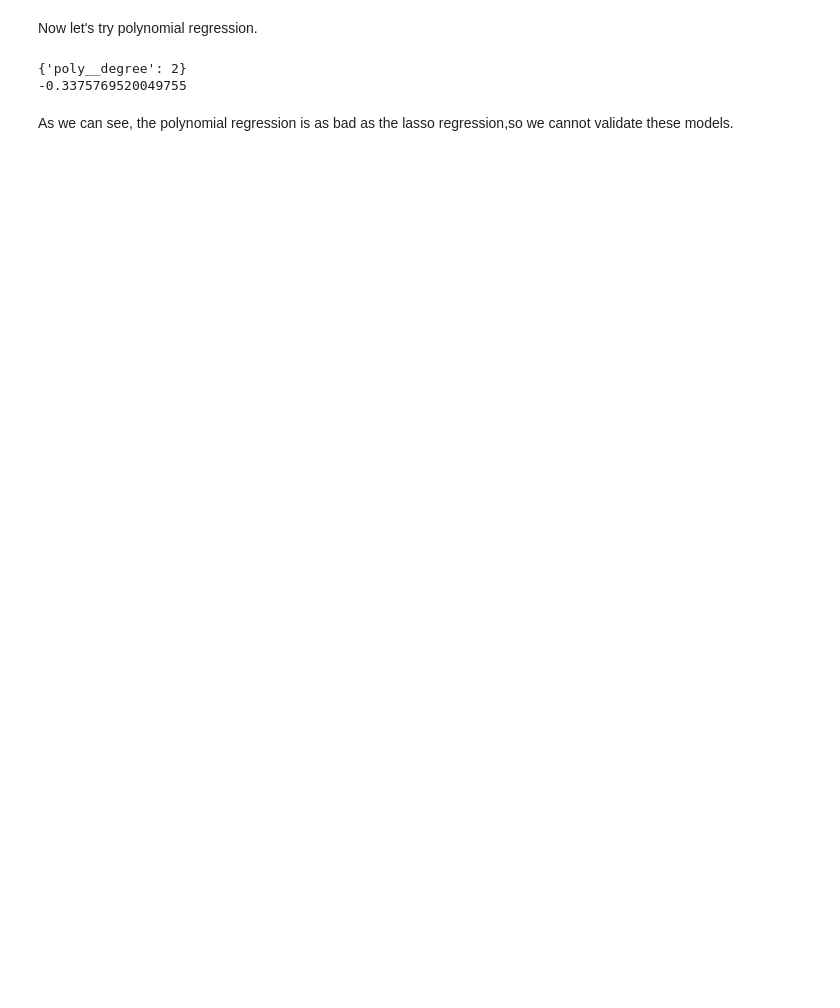
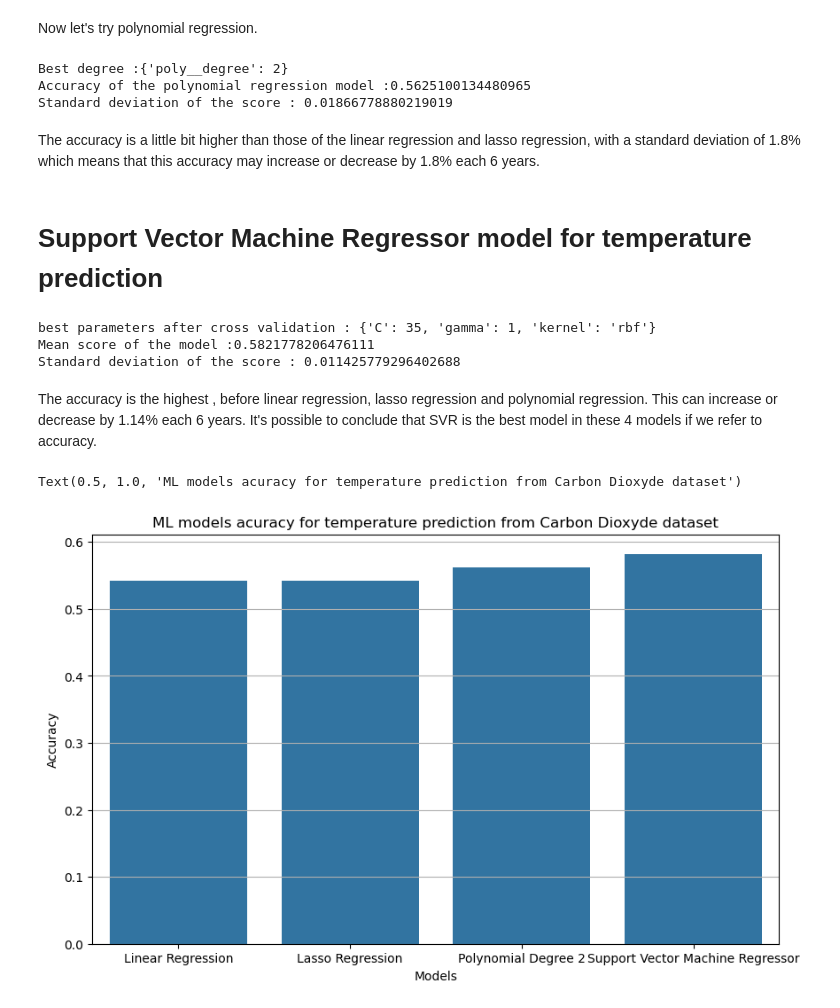
Before and after one commit to dinasdata/Carbon_emission-meteo, a Jupyter notebook: model_creation.ipynb, the cells around one changed output. Saved outputs shown, nothing was run; the diff lists cells and outputs as text; code cells hidden in the pictures; blank space fills up the shorter version.

Commit message:
adding svr model training

```diff
--- a/model_creation.ipynb
+++ b/model_creation.ipynb
@@ -85,6 +76,7 @@ for i,(train,test) in enumerate(cv.split(temperature)):
 # Building linear regression model
 Now we are building a linear regression model to predict temperature thourgh co2 emission data
 # %%
+total_score = []
 cv = KFold(n_splits=5)
 score = []
 rmse = []
@@ -110,6 +102,7 @@ print(f"Mean r² of the model :{np.mean(score)}")
 print(f"Mean RMSE of the model : {np.mean(rmse)}°C")
 print(f"Std of the score : {np.std(score)}")
 print(f"std of the error : {np.std(rmse)}°C")
+total_score.append(np.mean(score))
 # %% [output]
 Mean r² of the model :0.541977117751321
 Mean RMSE of the model : 0.5472653251184261°C
@@ -198,12 +160,55 @@ scores = []
 for i,(train,test) in enumerate(outer_cv.split(emissions.reshape((30,1)))):
     x = scale(np.array(train).reshape((24,1)),np.array(test).reshape((6,1)))["train_scaled"]
     x_test = scale(np.array(train).reshape((24,1)),np.array(test).reshape((6,1)))["test_scaled"]
-    score = cross_val_score(estimator = inner_cv,X = x,y = temperature[:24],cv = 5,scoring = "r2")
-    scores.append(np.mean(score))
-print(inner_cv.best_params_)
-print(np.mean(scores))
+    pipe = PolynomialFeatures(degree = inner_cv.best_params_["poly__degree"],include_bias = False)
+    x_train_poly = pipe.fit_transform(np.array(x).reshape((24,1)))
+    model = LinearRegression()
+    model.fit(x_train_poly,temperature[:24])
+    scores.append(model.score(x_train_poly,temperature[:24]))
+
+
+
+print(f"Best degree :{inner_cv.best_params_}")
+print(f"Accuracy of the polynomial regression model :{np.mean(scores)}")
+print(f"Standard deviation of the score : {np.std(scores)}")
+total_score.append(np.mean(scores))
 # %% [output]
-{'poly__degree': 2}
--0.3375769520049755
+Best degree :{'poly__degree': 2}
+Accuracy of the polynomial regression model :0.5625100134480965
+Standard deviation of the score : 0.01866778880219019
-# %% [markdown]
-As we can see, the polynomial regression is as bad as the lasso regression,so we cannot validate these models.
+# %% [markdown]
+The accuracy is a little bit higher than those of the linear regression and lasso regression, with a standard deviation of 1.8% which means that this accuracy may increase or decrease by 1.8% each 6 years.
+# %% [markdown]
+# Support Vector Machine Regressor model for temperature prediction
+# %%
+params =   {"gamma":[0.01,0.1,1],"kernel":["rbf","linear"],"C":[20,30,35]}
+inner_cv = GridSearchCV(estimator = svm.SVR(),param_grid = params,cv = 5)
+inner_cv.fit(emissions.reshape((30,1)),temperature)
+print(f"best parameters after cross validation : {inner_cv.best_params_}")
+scores = []
+cross_val = KFold(n_splits = 5)
+for i,(train,test) in enumerate(cross_val.split(emissions.reshape((30,1)))):
+    model = svm.SVR(C = inner_cv.best_params_["C"], gamma = inner_cv.best_params_["gamma"], kernel = inner_cv.best_params_["kernel"])
+    x = scale(np.array(train).reshape((24,1)),np.array(test).reshape((6,1)))["train_scaled"]
+    model.fit(x,temperature[:24])
+    scores.append(model.score(x,temperature[:24]))
+
+print(f"Mean score of the model :{np.mean(scores)}")
+print(f"Standard deviation of the score : {np.std(scores)}")
+total_score.append(np.mean(scores))
+# %% [output]
+best parameters after cross validation : {'C': 35, 'gamma': 1, 'kernel': 'rbf'}
+Mean score of the model :0.5821778206476111
+Standard deviation of the score : 0.011425779296402688
+# %% [markdown]
+The accuracy is the highest , before linear regression, lasso regression and polynomial regression. This can increase or decrease by 1.14% each 6 years. It's possible to conclude that SVR is the best model in these 4 models if we refer to accuracy.
+# %%
+plt.figure(figsize = (10,6))
+plt.grid()
+sns.barplot(x = ["Linear Regression","Lasso Regression","Polynomial Degree 2","Support Vector Machine Regressor"],y = total_score)
+plt.xlabel("Models")
+plt.ylabel("Accuracy")
+plt.title("ML models acuracy for temperature prediction from Carbon Dioxyde dataset")
+# %% [output]
+Text(0.5, 1.0, 'ML models acuracy for temperature prediction from Carbon Dioxyde dataset')
+[figure, added]
```
Also changed, not shown: parts of 8 cells of this notebook.
